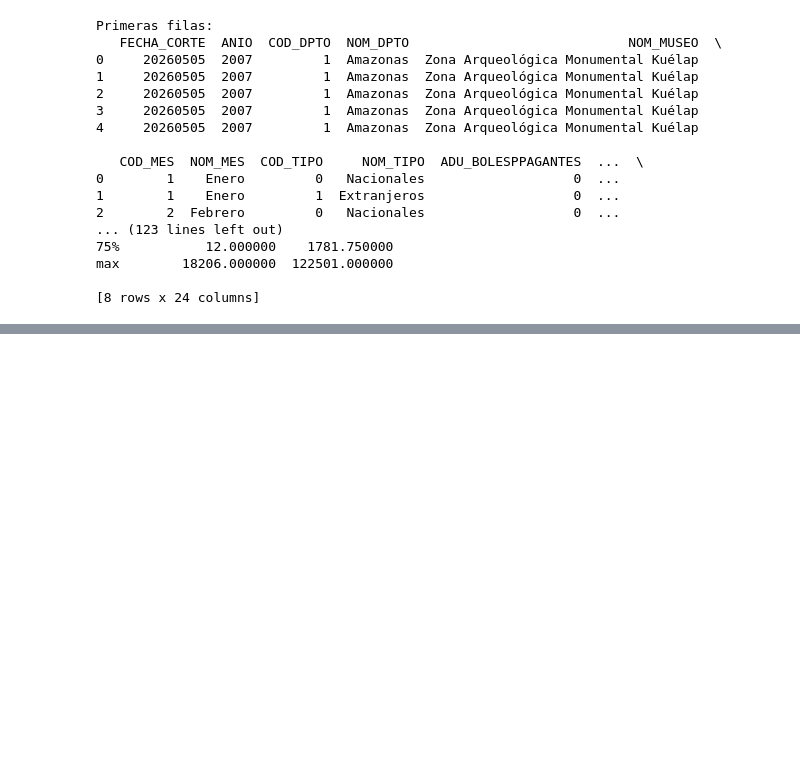
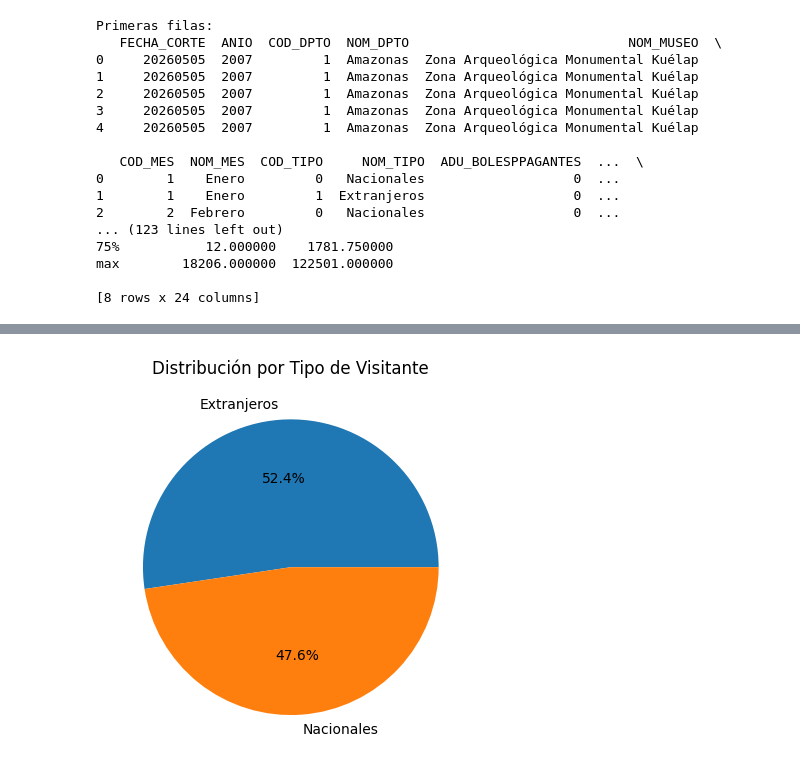
Before and after one commit to Taniice/Analisis-Visitantes-a-Sitios-Arqueologicos, a Jupyter notebook: Analisis_Visitas_a_Sitios_Arqueologicos.ipynb, the cells around one changed output, grey strips where cells are left out. Drawn from its saved outputs; the diff is of its cells as text; code cells hidden in the pictures; blank space fills up the shorter version.

```diff
--- a/Analisis_Visitas_a_Sitios_Arqueologicos.ipynb
+++ b/Analisis_Visitas_a_Sitios_Arqueologicos.ipynb
@@ -61,0 +102,11 @@ df = df.dropna(subset=['TOTAL'])
+# %%
+# 9. ANÁLISIS 4: TIPO DE VISITANTE
+tipo = df.groupby('NOM_TIPO')['TOTAL'].sum()
+
+plt.figure()
+tipo.plot(kind='pie', autopct='%1.1f%%')
+plt.title("Distribución por Tipo de Visitante")
+plt.ylabel("")
+plt.show()
+# %% [output]
+[figure, added]
```
Also changed, not shown: parts of 3 cells of this notebook.
